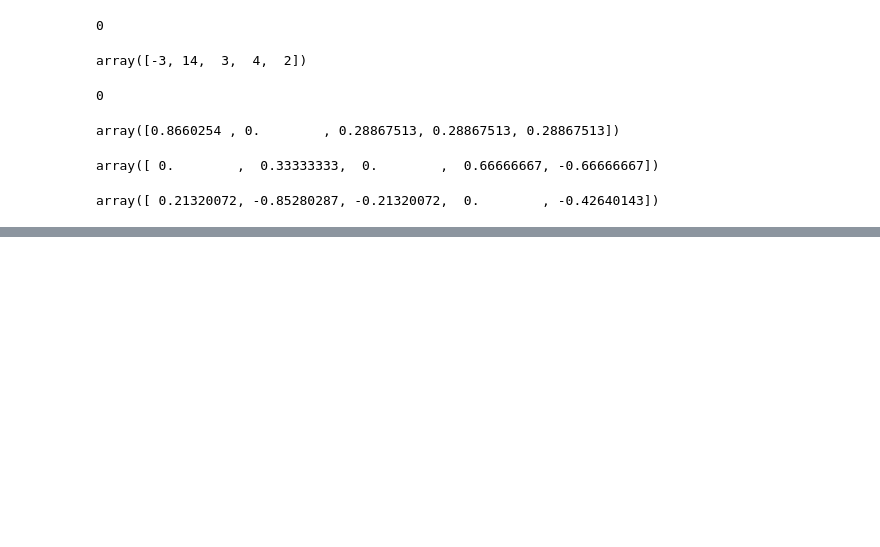
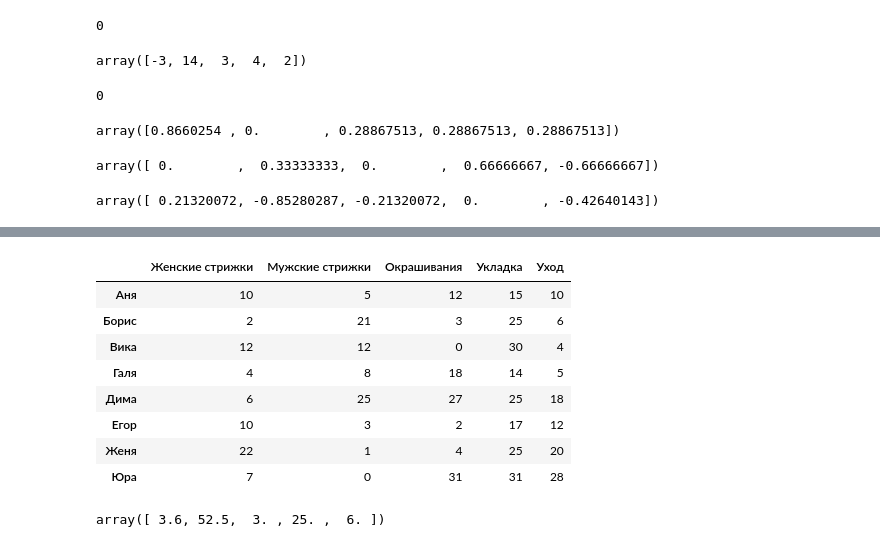
Before and after one commit to greg-kan/mlda, a Jupyter notebook: SkillFactory/unit_3/math&stat-1.ipynb, the cells around one changed output, grey strips where cells are left out. Drawn from its saved outputs; the diff is of its cells as text; code cells hidden in the pictures; blank space fills up the shorter version.

```diff
--- a/SkillFactory/unit_3/math&stat-1.ipynb
+++ b/SkillFactory/unit_3/math&stat-1.ipynb
@@ -178,0 +323,16 @@ array([ 0.21320072, -0.85280287, -0.21320072,  0.        , -0.42640143])
+# %%
+Count_DF
+# %% [output]
+|  | Женские стрижки | Мужские стрижки | Окрашивания | Укладка | Уход |
+| Аня | 10 | 5 | 12 | 15 | 10 |
+| Борис | 2 | 21 | 3 | 25 | 6 |
+| Вика | 12 | 12 | 0 | 30 | 4 |
+| Галя | 4 | 8 | 18 | 14 | 5 |
+| Дима | 6 | 25 | 27 | 25 | 18 |
+| Егор | 10 | 3 | 2 | 17 | 12 |
+| Женя | 22 | 1 | 4 | 25 | 20 |
+| Юра | 7 | 0 | 31 | 31 | 28 |
+# %%
+Price_DF.loc['Борис', :].values*Count_DF.loc['Борис', :].values
+# %% [output]
+array([ 3.6, 52.5,  3. , 25. ,  6. ])
```
Also changed, not shown: parts of 37 cells of this notebook, 3 other files.
